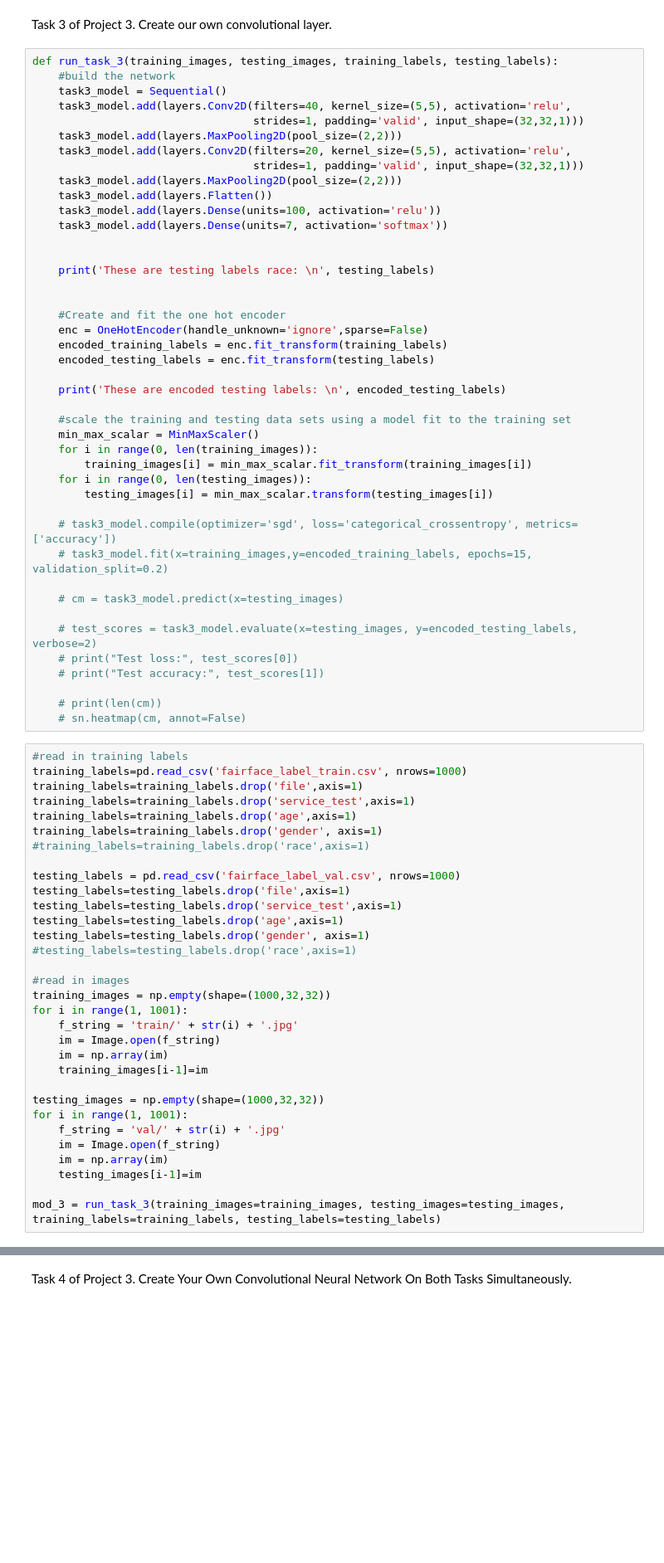
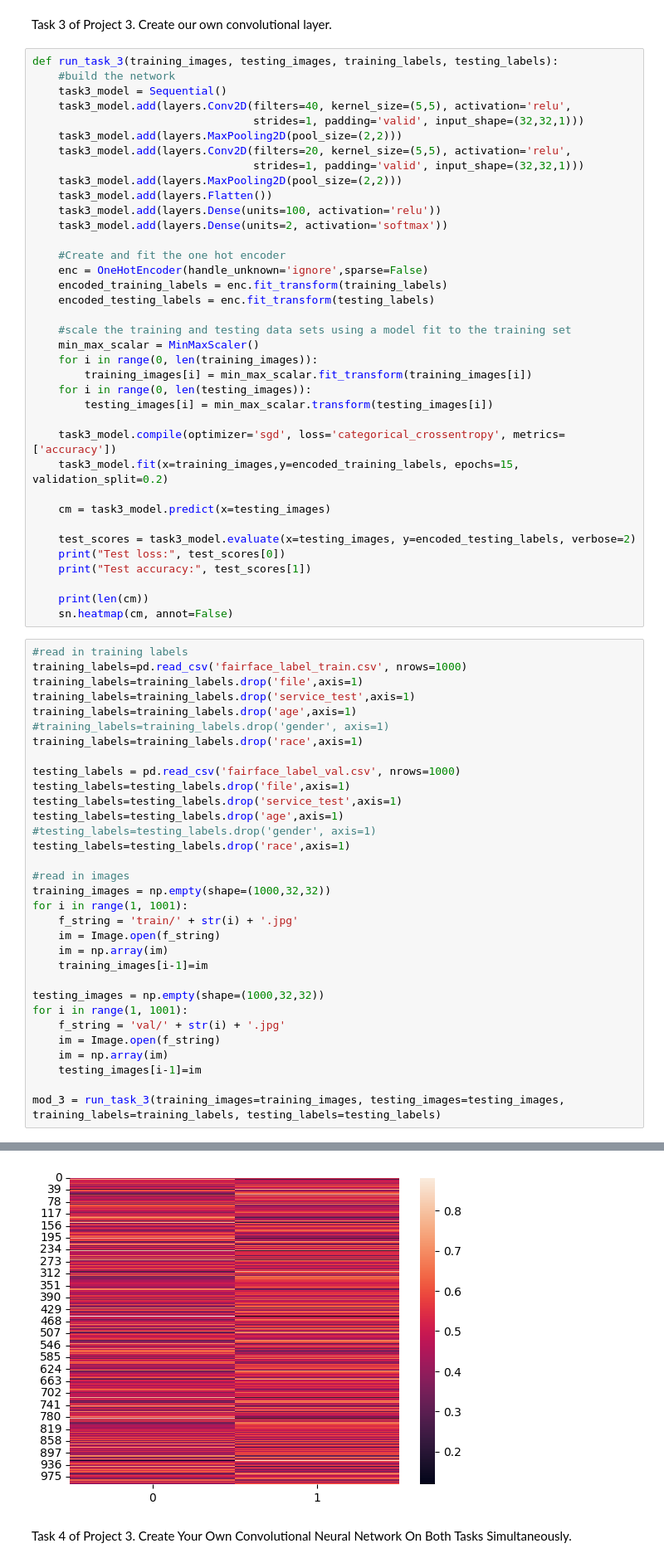
Before and after one commit to wcparham1/CS424-525-Deep-learning, a Jupyter notebook: Lab_3/Project_3.ipynb, the cells around one changed output, grey strips where cells are left out. Shown at 83% size. Saved outputs shown, nothing was run; the diff lists cells and outputs as text; blank space fills up the shorter version.

```diff
--- a/Lab_3/Project_3.ipynb
+++ b/Lab_3/Project_3.ipynb
@@ -186,18 +205,12 @@ def run_task_3(training_images, testing_images, training_labels, testing_labels)
     task3_model.add(layers.MaxPooling2D(pool_size=(2,2)))
     task3_model.add(layers.Flatten())
     task3_model.add(layers.Dense(units=100, activation='relu'))
-    task3_model.add(layers.Dense(units=7, activation='softmax'))
-
-
-    print('These are testing labels race: \n', testing_labels)
-
+    task3_model.add(layers.Dense(units=2, activation='softmax'))
 
     #Create and fit the one hot encoder
     enc = OneHotEncoder(handle_unknown='ignore',sparse=False)
     encoded_training_labels = enc.fit_transform(training_labels)
     encoded_testing_labels = enc.fit_transform(testing_labels)
-
-    print('These are encoded testing labels: \n', encoded_testing_labels)
 
     #scale the training and testing data sets using a model fit to the training set
     min_max_scalar = MinMaxScaler()
@@ -206,32 +219,32 @@ def run_task_3(training_images, testing_images, training_labels, testing_labels)
     for i in range(0, len(testing_images)):
         testing_images[i] = min_max_scalar.transform(testing_images[i])
 
-    # task3_model.compile(optimizer='sgd', loss='categorical_crossentropy', metrics=['accuracy'])
-    # task3_model.fit(x=training_images,y=encoded_training_labels, epochs=15, validation_split=0.2)
+    task3_model.compile(optimizer='sgd', loss='categorical_crossentropy', metrics=['accuracy'])
+    task3_model.fit(x=training_images,y=encoded_training_labels, epochs=15, validation_split=0.2)
 
-    # cm = task3_model.predict(x=testing_images)
+    cm = task3_model.predict(x=testing_images)
 
-    # test_scores = task3_model.evaluate(x=testing_images, y=encoded_testing_labels, verbose=2)
-    # print("Test loss:", test_scores[0])
-    # print("Test accuracy:", test_scores[1])
+    test_scores = task3_model.evaluate(x=testing_images, y=encoded_testing_labels, verbose=2)
+    print("Test loss:", test_scores[0])
+    print("Test accuracy:", test_scores[1])
 
-    # print(len(cm))
-    # sn.heatmap(cm, annot=False)
+    print(len(cm))
+    sn.heatmap(cm, annot=False)
 # %%
 #read in training labels
 training_labels=pd.read_csv('fairface_label_train.csv', nrows=1000)
 training_labels=training_labels.drop('file',axis=1)
 training_labels=training_labels.drop('service_test',axis=1)
 training_labels=training_labels.drop('age',axis=1)
-training_labels=training_labels.drop('gender', axis=1)
-#training_labels=training_labels.drop('race',axis=1)
+#training_labels=training_labels.drop('gender', axis=1)
+training_labels=training_labels.drop('race',axis=1)
 
 testing_labels = pd.read_csv('fairface_label_val.csv', nrows=1000)
 testing_labels=testing_labels.drop('file',axis=1)
 testing_labels=testing_labels.drop('service_test',axis=1)
 testing_labels=testing_labels.drop('age',axis=1)
-testing_labels=testing_labels.drop('gender', axis=1)
-#testing_labels=testing_labels.drop('race',axis=1)
+#testing_labels=testing_labels.drop('gender', axis=1)
+testing_labels=testing_labels.drop('race',axis=1)
 
 #read in images
 training_images = np.empty(shape=(1000,32,32))
@@ -270,3 +283,4 @@ These are testing labels race:
+[figure, added]
 # %% [markdown]
 Task 4 of Project 3.  Create Your Own Convolutional Neural Network On Both Tasks Simultaneously.
 # %%
```
Also changed, not shown: parts of 6 cells of this notebook.
